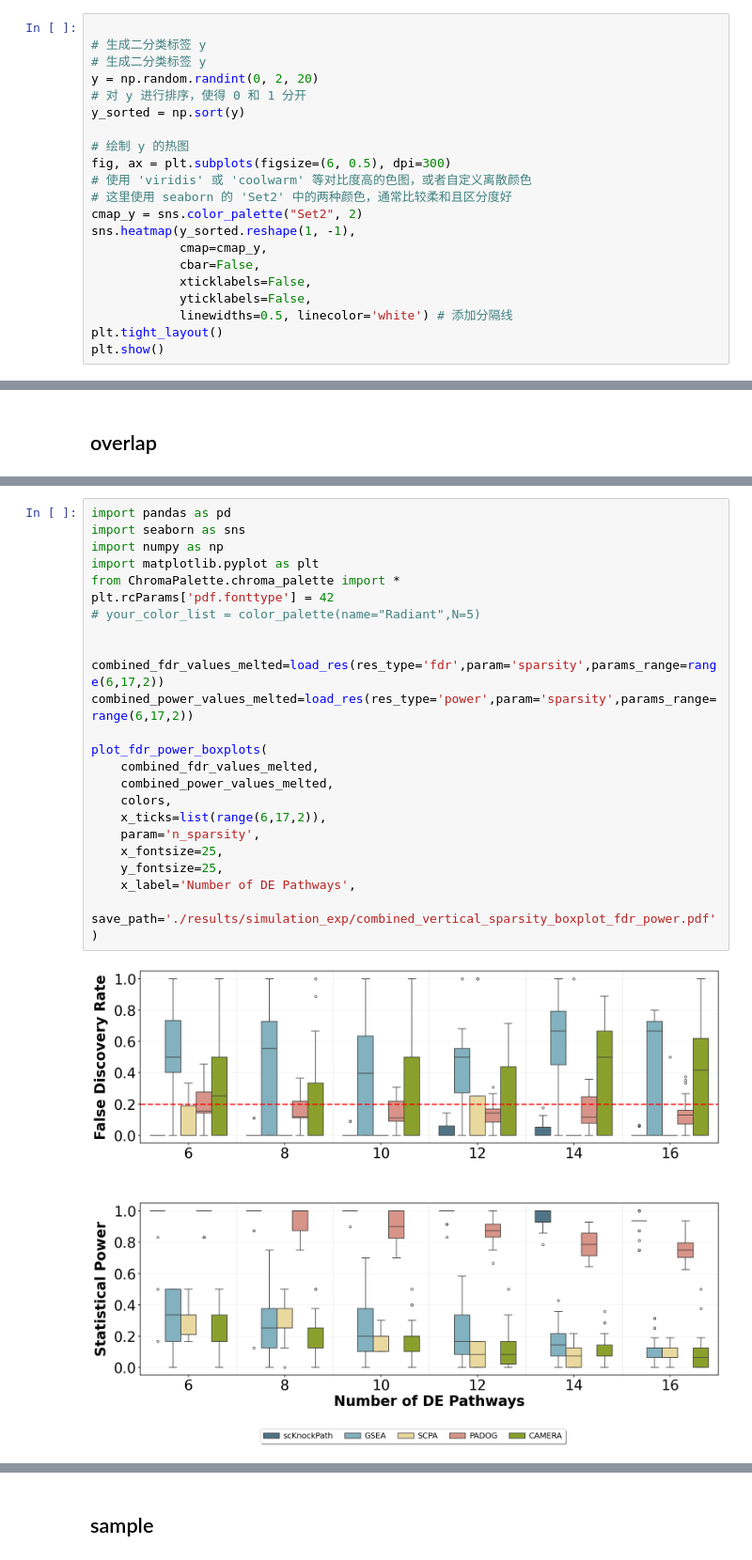
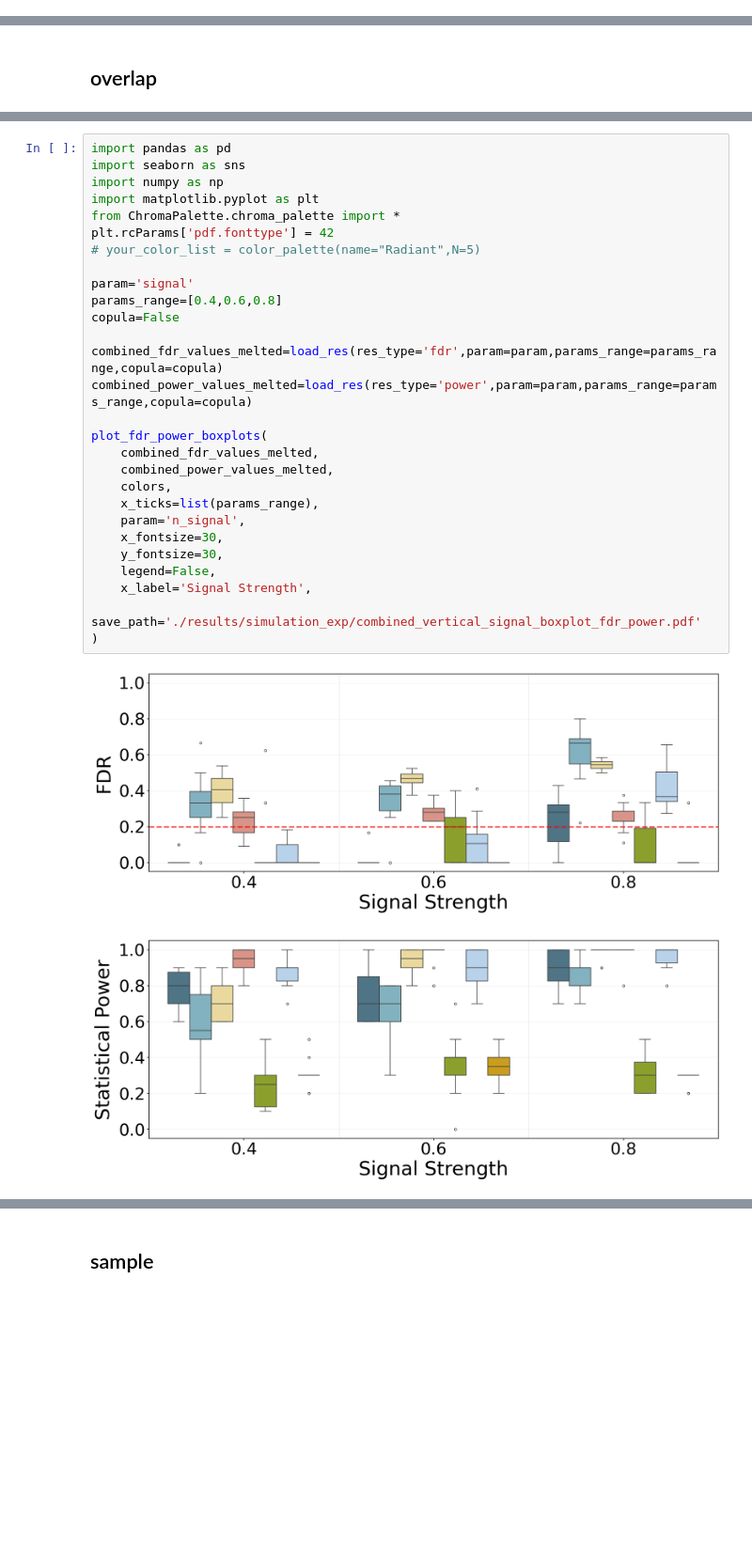
Before and after one commit to TBW108/scKnockPath, a Jupyter notebook: simulation_res.ipynb, the cells around one changed output, grey strips where cells are left out. Shown at 94% size. Saved outputs shown, nothing was run; the diff lists cells and outputs as text; blank space fills up the shorter version.

Commit message:
update the simulation results

```diff
--- a/simulation_res.ipynb
+++ b/simulation_res.ipynb
@@ -222,21 +0,0 @@ Selected DE pathways (groups): []
-# %%
-
-# 生成二分类标签 y
-# 生成二分类标签 y
-y = np.random.randint(0, 2, 20)
-# 对 y 进行排序，使得 0 和 1 分开
-y_sorted = np.sort(y)
-
-# 绘制 y 的热图
-fig, ax = plt.subplots(figsize=(6, 0.5), dpi=300)
-# 使用 'viridis' 或 'coolwarm' 等对比度高的色图，或者自定义离散颜色
-# 这里使用 seaborn 的 'Set2' 中的两种颜色，通常比较柔和且区分度好
-cmap_y = sns.color_palette("Set2", 2)
-sns.heatmap(y_sorted.reshape(1, -1),
-            cmap=cmap_y,
-            cbar=False,
-            xticklabels=False,
-            yticklabels=False,
-            linewidths=0.5, linecolor='white') # 添加分隔线
-plt.tight_layout()
-plt.show()
@@ -635,26 +438,30 @@ plot_fdr_power_boxplots(
 # %%
 import pandas as pd
 import seaborn as sns
 import numpy as np
 import matplotlib.pyplot as plt
 from ChromaPalette.chroma_palette import *
 plt.rcParams['pdf.fonttype'] = 42
 # your_color_list = color_palette(name="Radiant",N=5)
 
+param='signal'
+params_range=[0.4,0.6,0.8]
+copula=False
 
-combined_fdr_values_melted=load_res(res_type='fdr',param='sparsity',params_range=range(6,17,2))
-combined_power_values_melted=load_res(res_type='power',param='sparsity',params_range=range(6,17,2))
+combined_fdr_values_melted=load_res(res_type='fdr',param=param,params_range=params_range,copula=copula)
+combined_power_values_melted=load_res(res_type='power',param=param,params_range=params_range,copula=copula)
 
 plot_fdr_power_boxplots(
     combined_fdr_values_melted,
     combined_power_values_melted,
     colors,
-    x_ticks=list(range(6,17,2)),
-    param='n_sparsity',
-    x_fontsize=25,
-    y_fontsize=25,
-    x_label='Number of DE Pathways',
-    save_path='./results/simulation_exp/combined_vertical_sparsity_boxplot_fdr_power.pdf'
+    x_ticks=list(params_range),
+    param='n_signal',
+    x_fontsize=30,
+    y_fontsize=30,
+    legend=False,
+    x_label='Signal Strength',
+    save_path='./results/simulation_exp/combined_vertical_signal_boxplot_fdr_power.pdf'
 )
 # %% [output]
-[figure, old version]
+[figure, new version]
```
Also changed, not shown: parts of 46 cells of this notebook.
